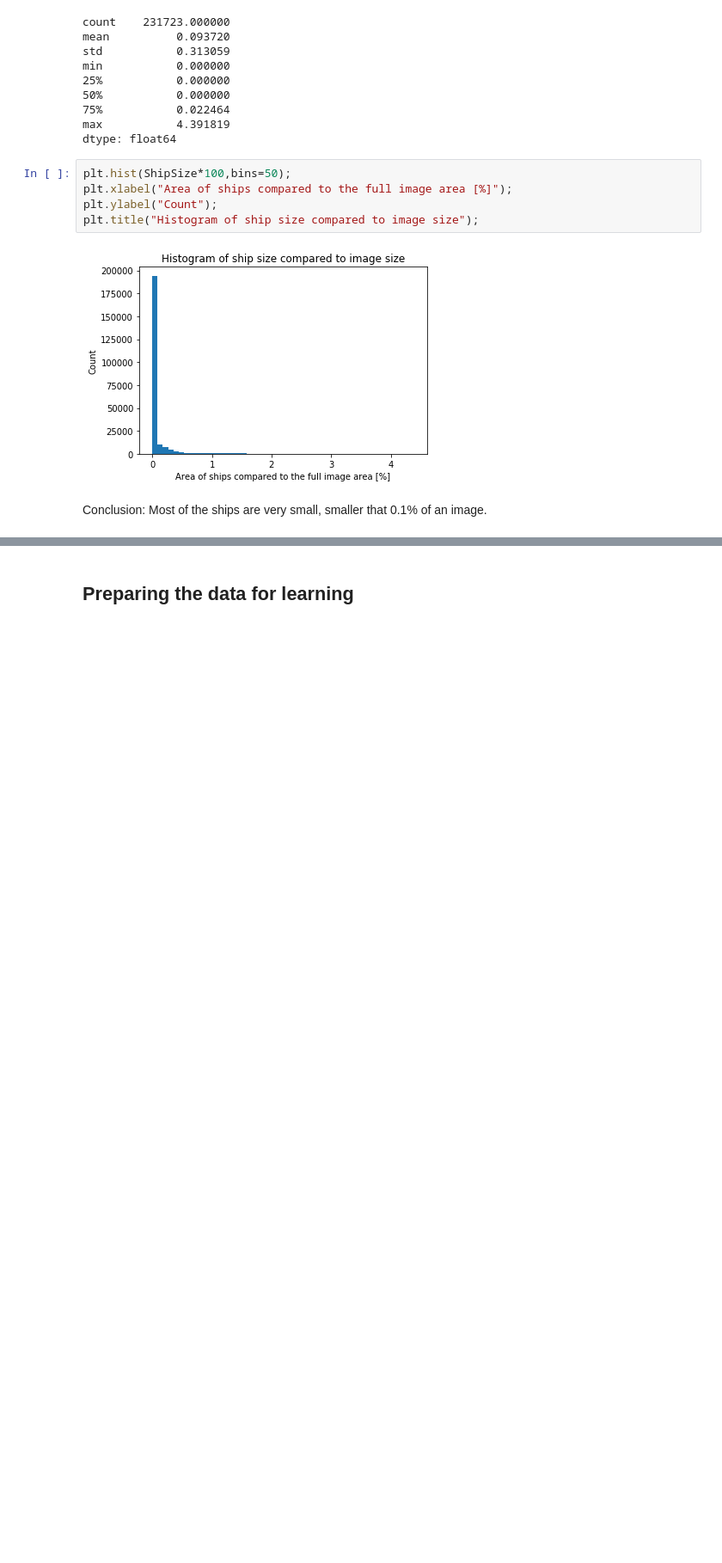
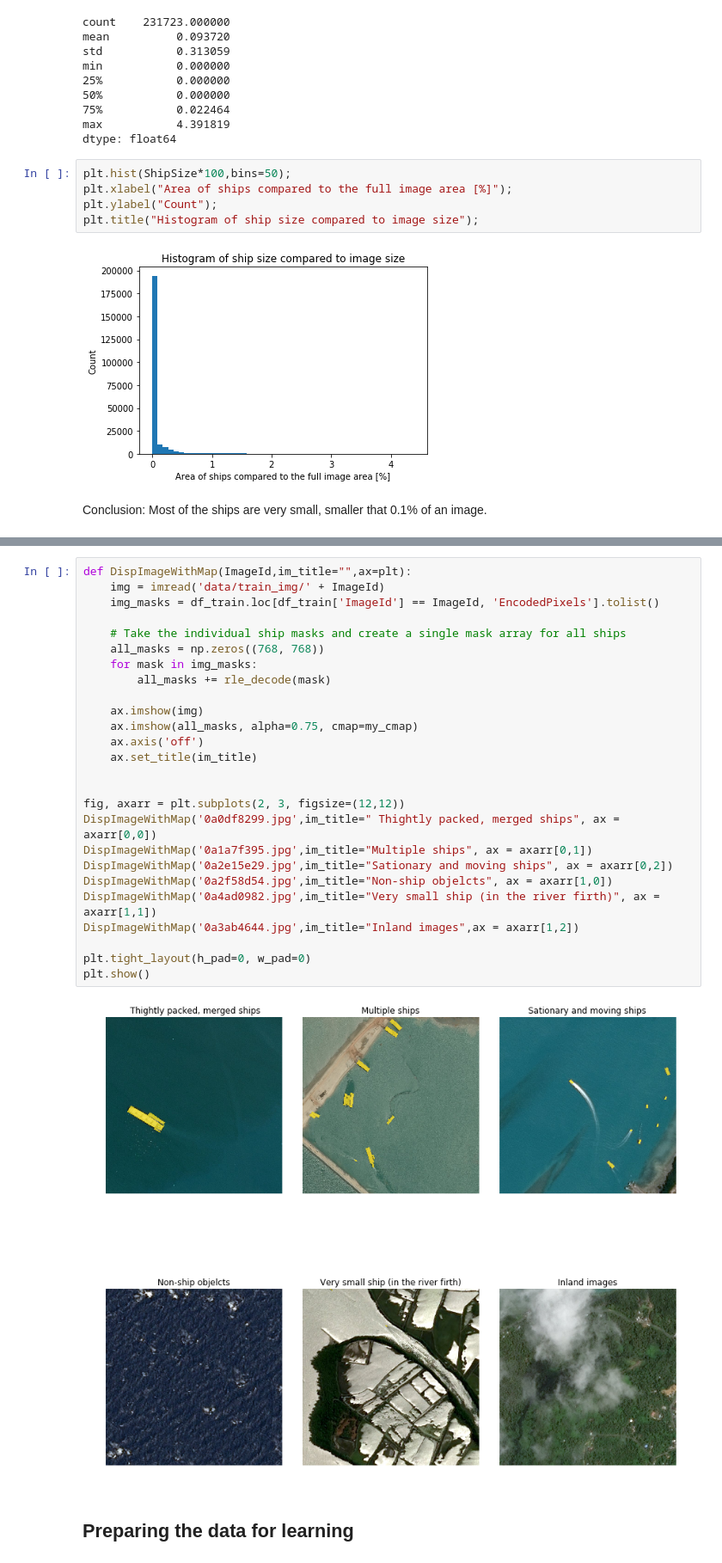
Before and after one commit to kaland313/vitmav45-ShipSeakers, a Jupyter notebook: NagyHFDataPrep.ipynb, the cells around one changed output, grey strips where cells are left out. Shown at 86% size. Drawn from its saved outputs; the diff is of its cells as text; blank space fills up the shorter version.

```diff
--- a/NagyHFDataPrep.ipynb
+++ b/NagyHFDataPrep.ipynb
@@ -248,2 +235,30 @@ Examples for
+# %%
+def DispImageWithMap(ImageId,im_title="",ax=plt):
+    img = imread('data/train_img/' + ImageId)
+    img_masks = df_train.loc[df_train['ImageId'] == ImageId, 'EncodedPixels'].tolist()
+
+    # Take the individual ship masks and create a single mask array for all ships
+    all_masks = np.zeros((768, 768))
+    for mask in img_masks:
+        all_masks += rle_decode(mask)
+
+    ax.imshow(img)
+    ax.imshow(all_masks, alpha=0.75, cmap=my_cmap)
+    ax.axis('off')
+    ax.set_title(im_title)
+
+
+fig, axarr = plt.subplots(2, 3, figsize=(12,12))
+DispImageWithMap('0a0df8299.jpg',im_title=" Thightly packed, merged ships", ax = axarr[0,0])
+DispImageWithMap('0a1a7f395.jpg',im_title="Multiple ships", ax = axarr[0,1])
+DispImageWithMap('0a2e15e29.jpg',im_title="Sationary and moving ships", ax = axarr[0,2])
+DispImageWithMap('0a2f58d54.jpg',im_title="Non-ship objelcts", ax = axarr[1,0])
+DispImageWithMap('0a4ad0982.jpg',im_title="Very small ship (in the river firth)", ax = axarr[1,1])
+DispImageWithMap('0a3ab4644.jpg',im_title="Inland images",ax = axarr[1,2])
+
+plt.tight_layout(h_pad=0, w_pad=0)
+plt.show()
+# %% [output]
+[figure, added]
 # %% [markdown]
 ## Preparing the data for learning
```
Also changed, not shown: parts of 9 cells of this notebook.
